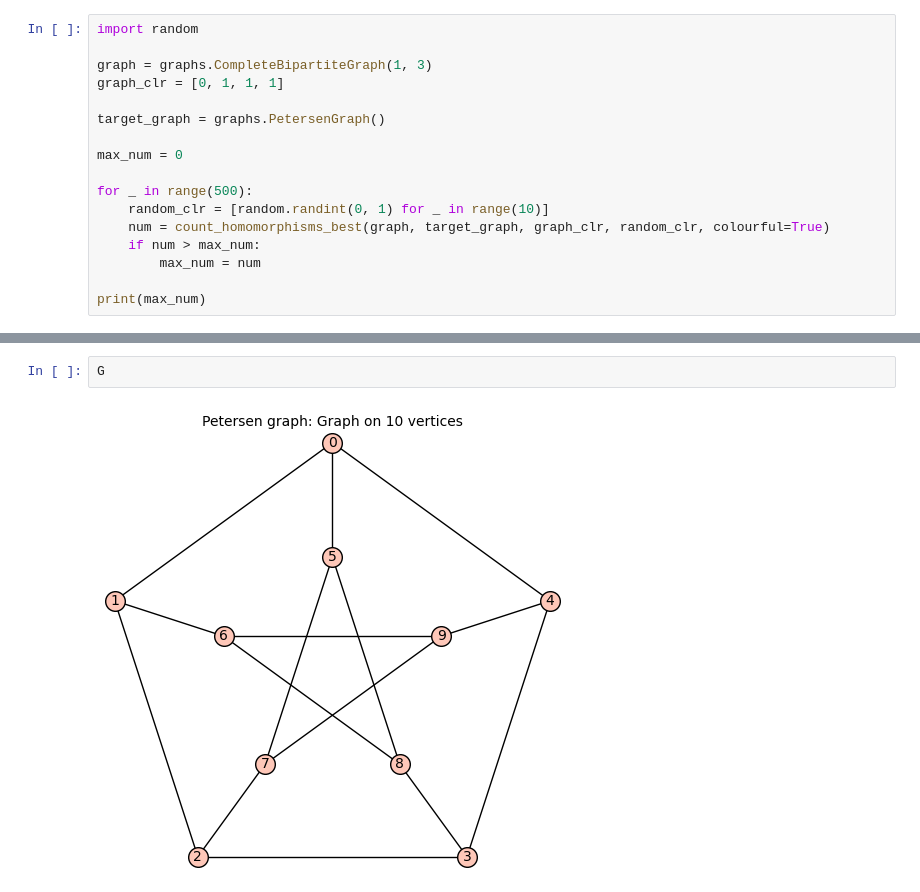
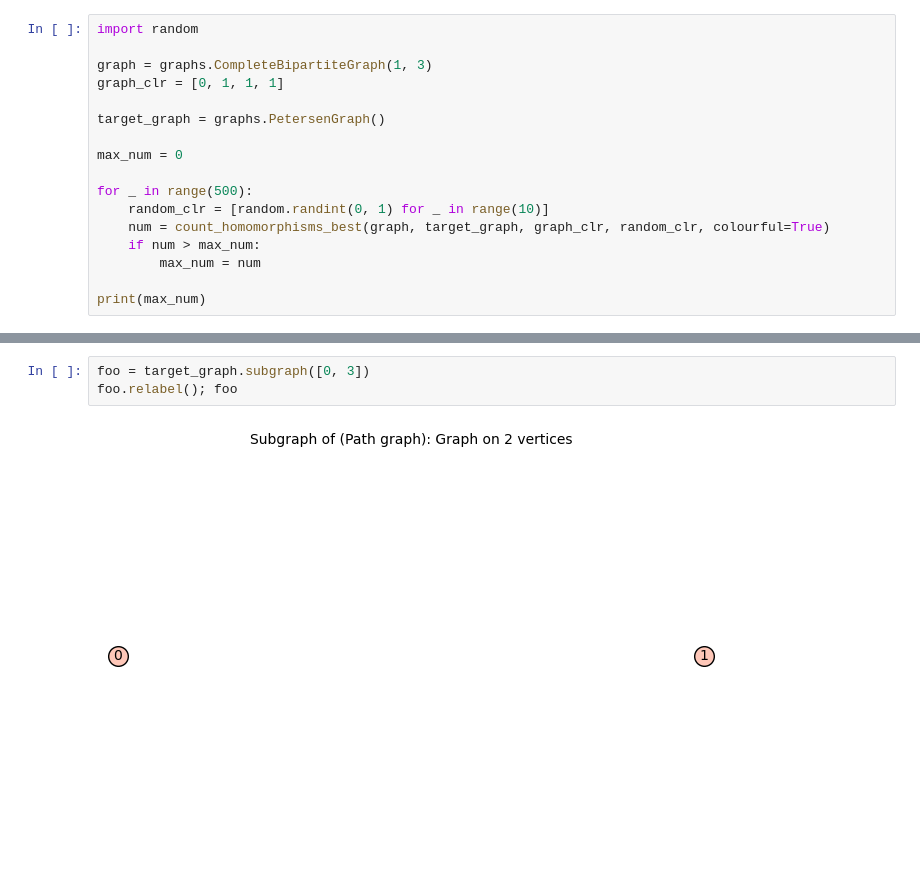
Before and after one commit to guojing0/count-graph-homs, a Jupyter notebook: hom-count-exp.ipynb, the cells around one changed output, grey strips where cells are left out. Drawn from its saved outputs; the diff is of its cells as text.

```diff
--- a/hom-count-exp.ipynb
+++ b/hom-count-exp.ipynb
@@ -140,4 +138,5 @@ G.subgraph(lst)
-# %%
-G
-# %% [output]
-[figure, removed]
+# %%
+foo = target_graph.subgraph([0, 3])
+foo.relabel(); foo
+# %% [output]
+[figure, added]
```
Also changed, not shown: parts of 7 cells of this notebook, 2 other files.
